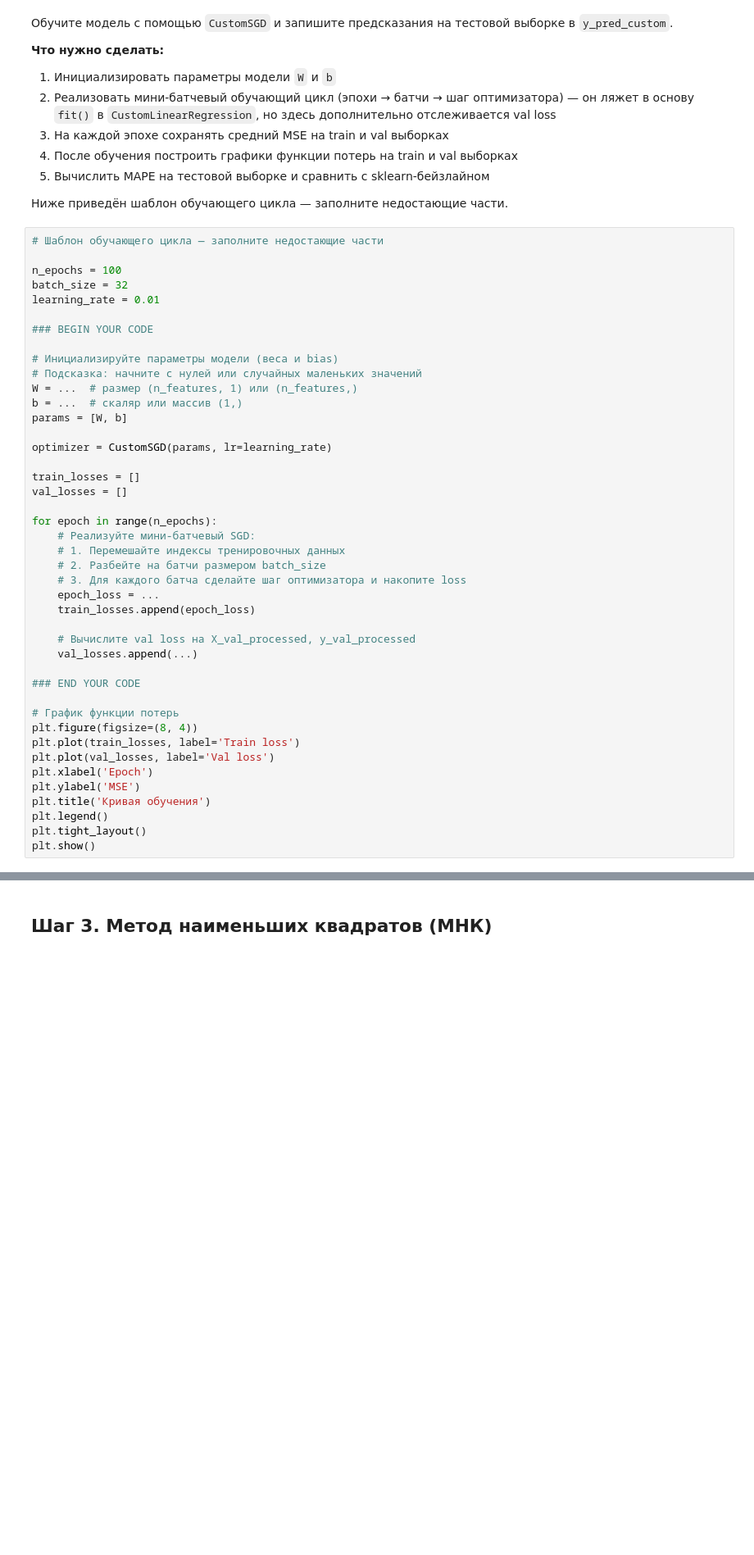
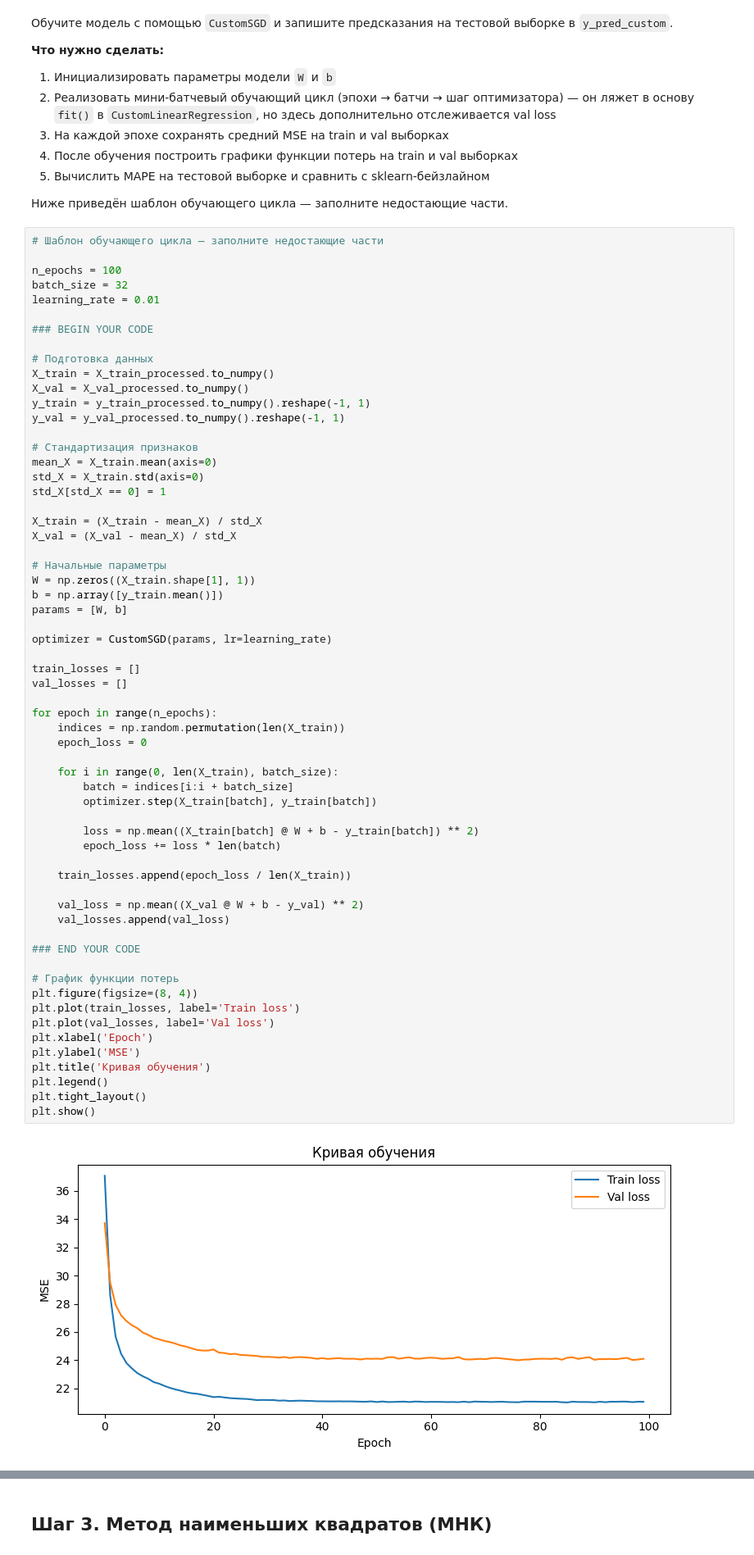
Before and after one commit to aavev/python-lab-s, a Jupyter notebook: exercises.ipynb, the cells around one changed output, grey strips where cells are left out. Shown at 82% size. Cells and saved outputs as stored; diff of their text form; blank space fills up the shorter version.

```diff
--- a/exercises.ipynb
+++ b/exercises.ipynb
@@ -387,45 +404,65 @@ class CustomLinearRegression:
 # Шаблон обучающего цикла — заполните недостающие части
 
 n_epochs = 100
 batch_size = 32
 learning_rate = 0.01
 
 ### BEGIN YOUR CODE
 
-# Инициализируйте параметры модели (веса и bias)
-# Подсказка: начните с нулей или случайных маленьких значений
-W = ...  # размер (n_features, 1) или (n_features,)
-b = ...  # скаляр или массив (1,)
+# Подготовка данных
+X_train = X_train_processed.to_numpy()
+X_val = X_val_processed.to_numpy()
+y_train = y_train_processed.to_numpy().reshape(-1, 1)
+y_val = y_val_processed.to_numpy().reshape(-1, 1)
+
+# Стандартизация признаков
+mean_X = X_train.mean(axis=0)
+std_X = X_train.std(axis=0)
+std_X[std_X == 0] = 1
+
+X_train = (X_train - mean_X) / std_X
+X_val = (X_val - mean_X) / std_X
+
+# Начальные параметры
+W = np.zeros((X_train.shape[1], 1))
+b = np.array([y_train.mean()])
 params = [W, b]
 
 optimizer = CustomSGD(params, lr=learning_rate)
 
 train_losses = []
 val_losses = []
 
 for epoch in range(n_epochs):
-    # Реализуйте мини-батчевый SGD:
-    # 1. Перемешайте индексы тренировочных данных
-    # 2. Разбейте на батчи размером batch_size
-    # 3. Для каждого батча сделайте шаг оптимизатора и накопите loss
-    epoch_loss = ...
-    train_losses.append(epoch_loss)
+    indices = np.random.permutation(len(X_train))
+    epoch_loss = 0
 
-    # Вычислите val loss на X_val_processed, y_val_processed
-    val_losses.append(...)
+    for i in range(0, len(X_train), batch_size):
+        batch = indices[i:i + batch_size]
+        optimizer.step(X_train[batch], y_train[batch])
+
+        loss = np.mean((X_train[batch] @ W + b - y_train[batch]) ** 2)
+        epoch_loss += loss * len(batch)
+
+    train_losses.append(epoch_loss / len(X_train))
+
+    val_loss = np.mean((X_val @ W + b - y_val) ** 2)
+    val_losses.append(val_loss)
 
 ### END YOUR CODE
 
 # График функции потерь
 plt.figure(figsize=(8, 4))
 plt.plot(train_losses, label='Train loss')
 plt.plot(val_losses, label='Val loss')
 plt.xlabel('Epoch')
 plt.ylabel('MSE')
 plt.title('Кривая обучения')
 plt.legend()
 plt.tight_layout()
 plt.show()
+# %% [output]
+[figure, added]
 # %%
 ### BEGIN YOUR CODE
 
```
Also changed, not shown: parts of 6 cells of this notebook.
